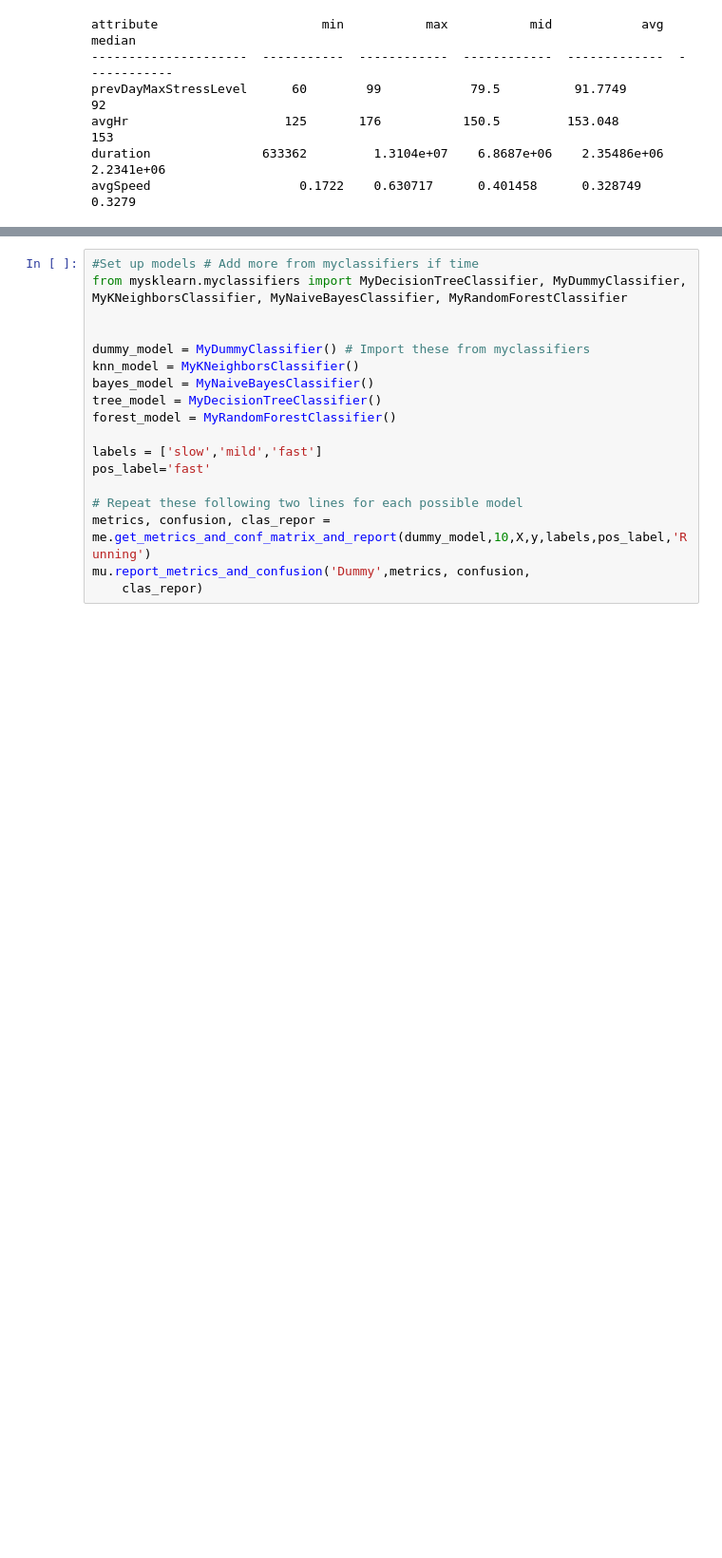
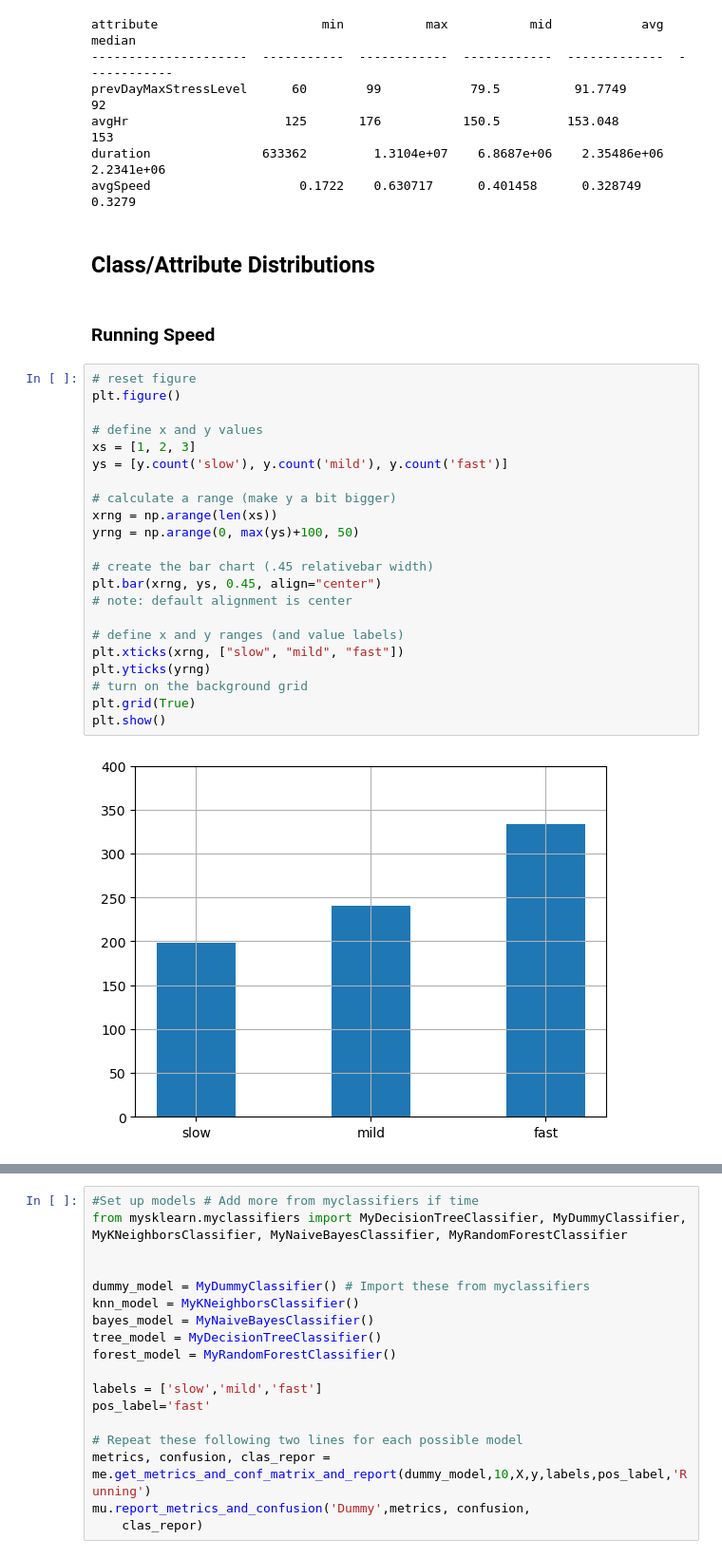
Before and after one commit to JackBrandt/DataAlg-Final-Project-Running, a Jupyter notebook: running_technical_report.ipynb, the cells around one changed output, grey strips where cells are left out. Shown at 95% size. Cells and saved outputs as stored; diff of their text form; blank space fills up the shorter version.

Commit message:
Added class/attribute histograms

```diff
--- a/running_technical_report.ipynb
+++ b/running_technical_report.ipynb
@@ -246,3 +248,31 @@ prevDayMaxStressLevel      60        99            79.5          91.7749
 avgHr                     125       176           150.5         153.048        153
 duration               633362         1.3104e+07    6.8687e+06    2.35486e+06    2.2341e+06
 avgSpeed                    0.1722    0.630717      0.401458      0.328749       0.3279
+# %% [markdown]
+## Class/Attribute Distributions
+# %% [markdown]
+### Running Speed
+# %%
+# reset figure
+plt.figure()
+
+# define x and y values
+xs = [1, 2, 3]
+ys = [y.count('slow'), y.count('mild'), y.count('fast')]
+
+# calculate a range (make y a bit bigger)
+xrng = np.arange(len(xs))
+yrng = np.arange(0, max(ys)+100, 50)
+
+# create the bar chart (.45 relativebar width)
+plt.bar(xrng, ys, 0.45, align="center")
+# note: default alignment is center
+
+# define x and y ranges (and value labels)
+plt.xticks(xrng, ["slow", "mild", "fast"])
+plt.yticks(yrng)
+# turn on the background grid
+plt.grid(True)
+plt.show()
+# %% [output]
+[figure, added]
```
Also changed, not shown: parts of 9 cells of this notebook.
